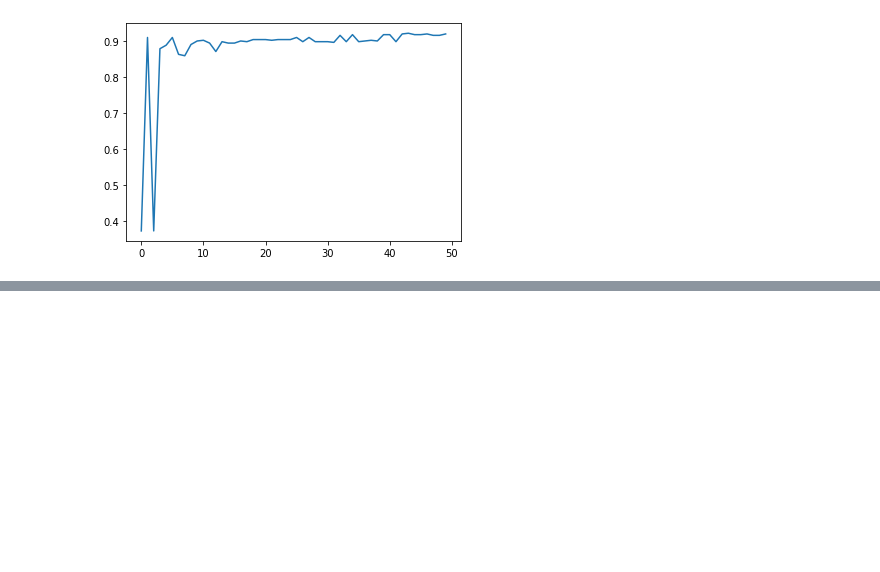
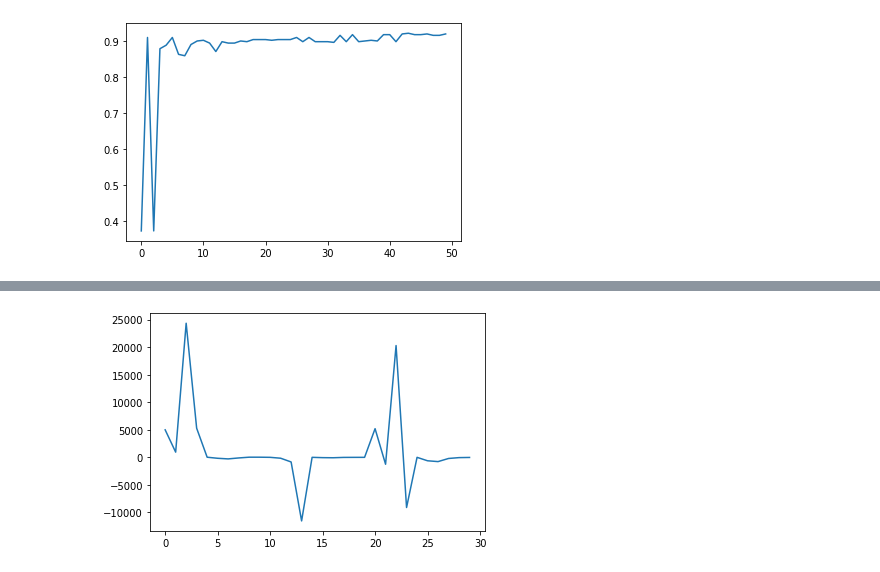
Before and after one commit to rajeshchengannur/DeepLearning, a Jupyter notebook: DL102_MPNeuron_And_Perceptron.ipynb, the cells around one changed output, grey strips where cells are left out. Saved outputs shown, nothing was run; the diff lists cells and outputs as text; code cells hidden in the pictures; blank space fills up the shorter version.

```diff
--- a/DL102_MPNeuron_And_Perceptron.ipynb
+++ b/DL102_MPNeuron_And_Perceptron.ipynb
@@ -415,0 +485,6 @@ perceptron.fit(X_train,Y_train,50)
+# %%
+#Just plot the value to see the max value of y axis, Plot the last value of the Y axis
+plt.plot(wt_matrix[-1,:])
+plt.show()
+# %% [output]
+[figure, added]
```
Also changed, not shown: parts of 20 cells of this notebook.
